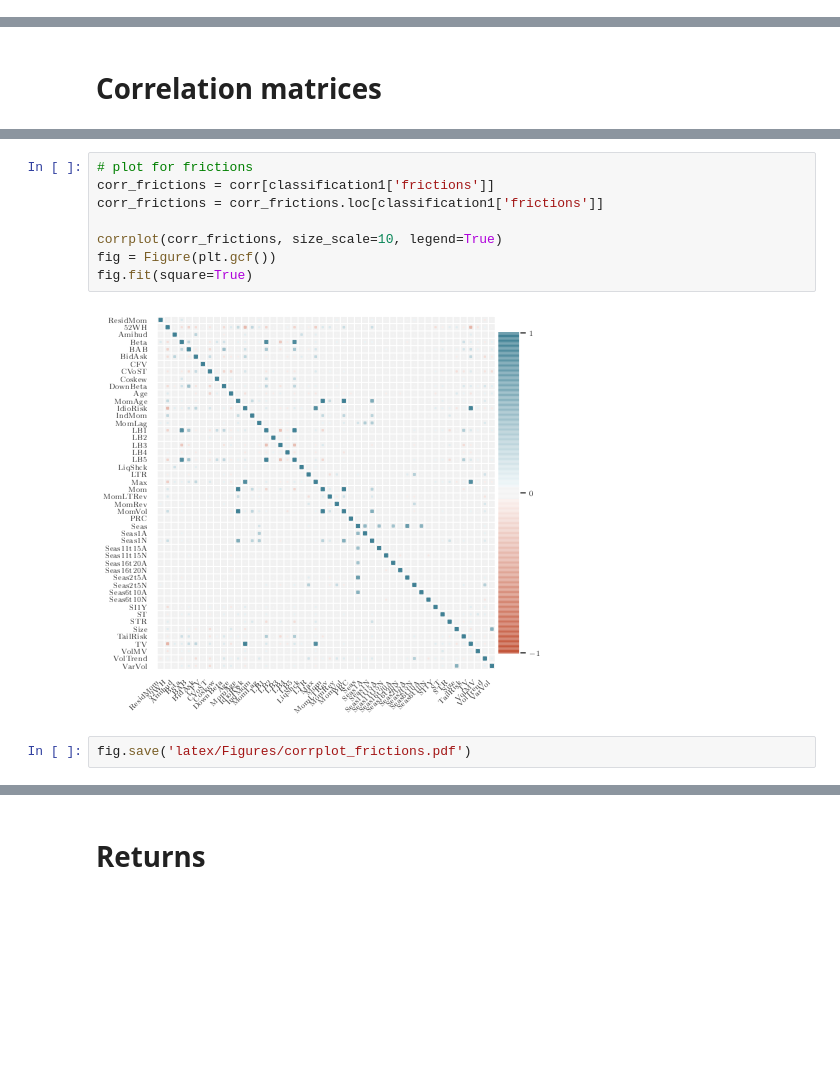
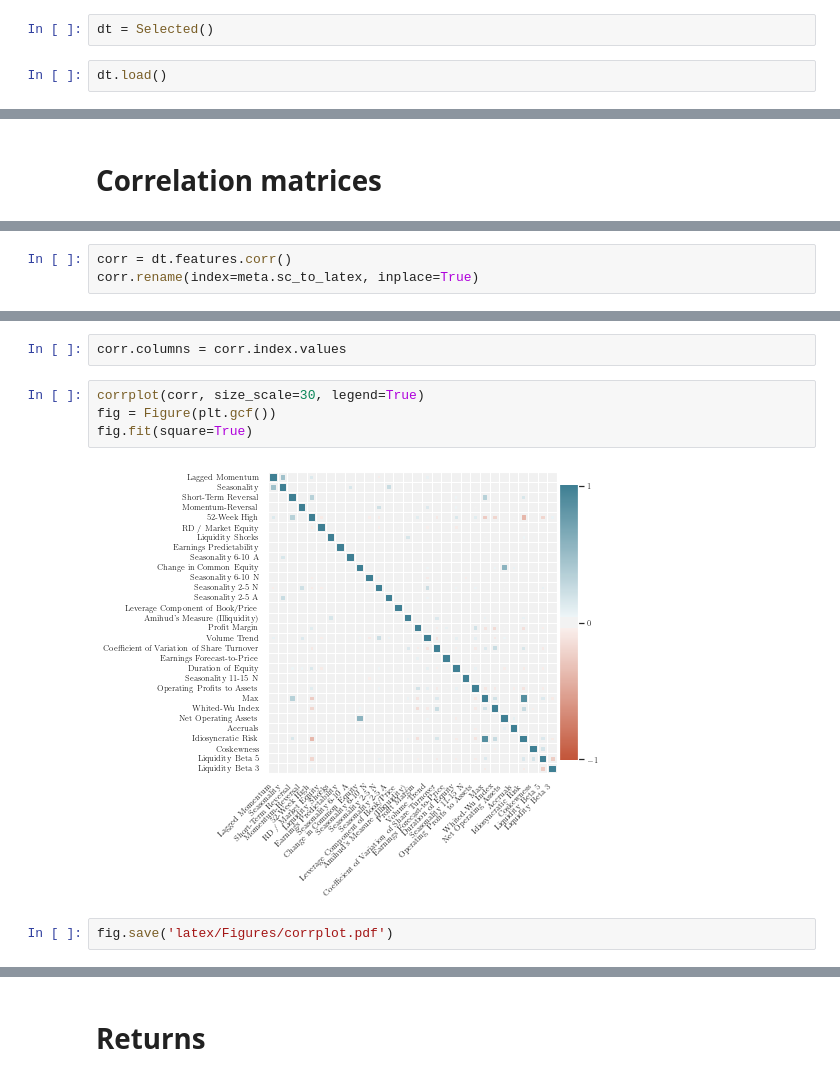
Before and after one commit to karolinachalupova/DiplomaThesis, a Jupyter notebook: summary statistics and correlations.ipynb, the cells around one changed output, grey strips where cells are left out. Cells and saved outputs as stored; diff of their text form; blank space fills up the shorter version.

```diff
--- a/summary statistics and correlations.ipynb
+++ b/summary statistics and correlations.ipynb
@@ -24,2 +24,6 @@ anom = Anomalies()
+# %%
+dt = Selected()
+# %%
+dt.load()
 # %% [markdown]
 # Summary statistics
@@ -64,0 +39,3 @@ classification1 = {k: [anom.name_to_sc.get(e) for e in v] for k, v in anom.class
+# %%
+corr = dt.features.corr()
+corr.rename(index=meta.sc_to_latex, inplace=True)
@@ -65,12 +61,10 @@ classification1 = {k: [anom.name_to_sc.get(e) for e in v] for k, v in anom.class
+# %%
+corr.columns = corr.index.values
 # %%
-# plot for frictions
-corr_frictions = corr[classification1['frictions']]
-corr_frictions = corr_frictions.loc[classification1['frictions']]
-
-corrplot(corr_frictions, size_scale=10, legend=True)
+corrplot(corr, size_scale=30, legend=True)
 fig = Figure(plt.gcf())
 fig.fit(square=True)
 # %% [output]
-[figure, old version]
+[figure, new version]
 # %%
-fig.save('latex/Figures/corrplot_frictions.pdf')
+fig.save('latex/Figures/corrplot.pdf')
```
Also changed, not shown: parts of 18 cells of this notebook.
